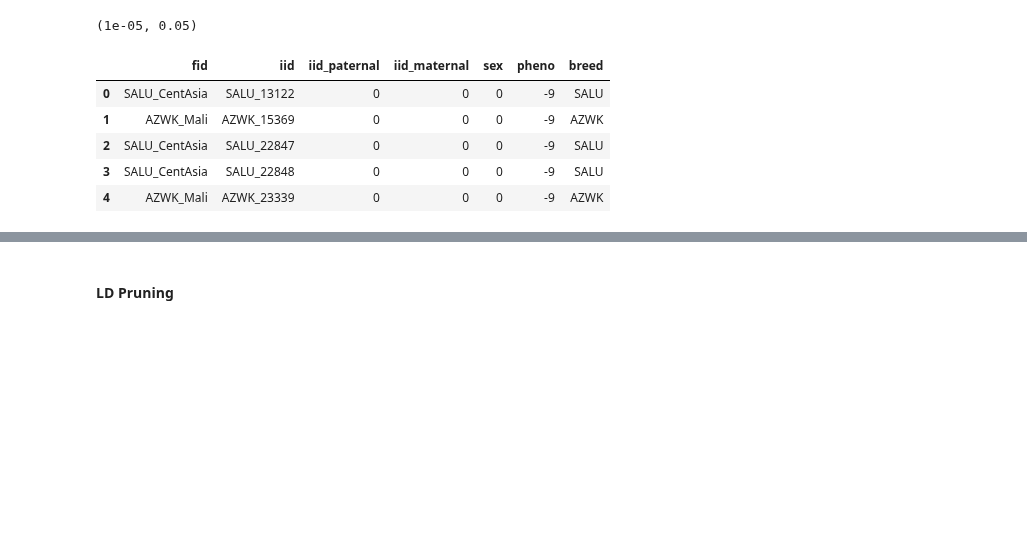
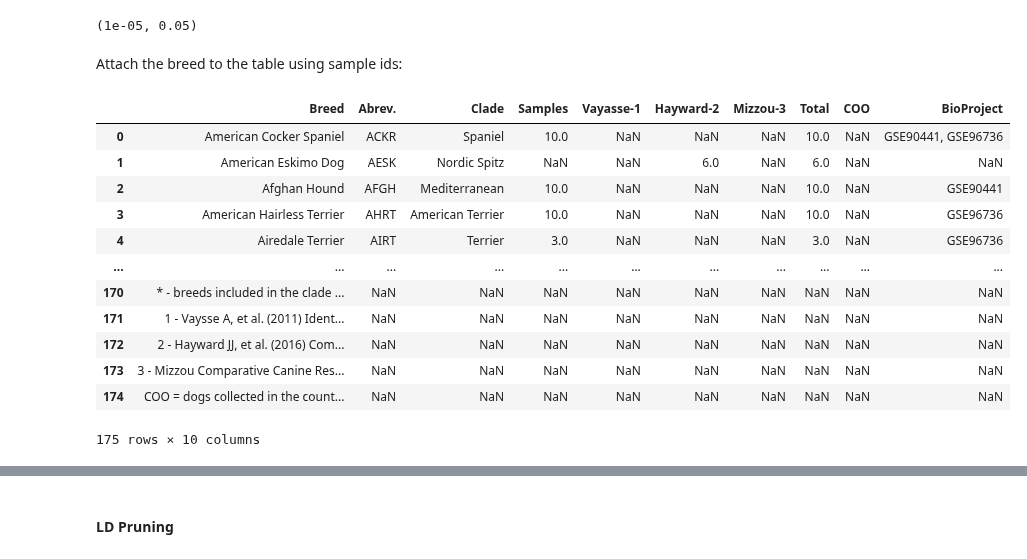
Before and after one commit to related-sciences/gwas-analysis, a Jupyter notebook: notebooks/organism/canine/cg-hail-02.ipynb, the cells around one changed output, grey strips where cells are left out. Saved outputs shown, nothing was run; the diff lists cells and outputs as text; code cells hidden in the pictures; blank space fills up the shorter version.

```diff
--- a/notebooks/organism/canine/cg-hail-02.ipynb
+++ b/notebooks/organism/canine/cg-hail-02.ipynb
@@ -120,15 +127,23 @@ threshold_hwep, threshold_maf = 10e-6, .05
 threshold_hwep, threshold_maf
 # %% [output]
 (1e-05, 0.05)
+# %% [markdown]
+Attach the breed to the table using sample ids:
 # %%
 mt = hl.read_matrix_table(osp.join(temp_dir, 'mt_ref_qc_1.mt'))
-# %%
-df = get_fam(ORGANISM_CANINE_REF_DIR, PLINK_FILE_REF).assign(breed=get_breed)
-df.head()
-# %% [output]
-|  | fid | iid | iid_paternal | iid_maternal | sex | pheno | breed |
-| 0 | SALU_CentAsia | SALU_13122 | 0 | 0 | 0 | -9 | SALU |
-| 1 | AZWK_Mali | AZWK_15369 | 0 | 0 | 0 | -9 | AZWK |
-| 2 | SALU_CentAsia | SALU_22847 | 0 | 0 | 0 | -9 | SALU |
-| 3 | SALU_CentAsia | SALU_22848 | 0 | 0 | 0 | -9 | SALU |
-| 4 | AZWK_Mali | AZWK_23339 | 0 | 0 | 0 | -9 | AZWK |
+# %%
+pd.read_excel(osp.join(ORGANISM_CANINE_REF_DIR, '1-s2.0-S2211124717304564-mmc2.xlsx'), sheet_name=0)
+# %% [output]
+|  | Breed | Abrev. | Clade | Samples | Vayasse-1 | Hayward-2 | Mizzou-3 | Total | COO | BioProject |
+| 0 | American Cocker Spaniel | ACKR | Spaniel | 10.0 | NaN | NaN | NaN | 10.0 | NaN | GSE90441, GSE96736 |
+| 1 | American Eskimo Dog | AESK | Nordic Spitz | NaN | NaN | 6.0 | NaN | 6.0 | NaN | NaN |
+| 2 | Afghan Hound | AFGH | Mediterranean | 10.0 | NaN | NaN | NaN | 10.0 | NaN | GSE90441 |
+| 3 | American Hairless Terrier | AHRT | American Terrier | 10.0 | NaN | NaN | NaN | 10.0 | NaN | GSE96736 |
+| 4 | Airedale Terrier | AIRT | Terrier | 3.0 | NaN | NaN | NaN | 3.0 | NaN | GSE96736 |
+| ... | ... | ... | ... | ... | ... | ... | ... | ... | ... | ... |
+| 170 | * - breeds included in the clade ... | NaN | NaN | NaN | NaN | NaN | NaN | NaN | NaN | NaN |
+| 171 | 1 - Vaysse A, et al. (2011) Ident... | NaN | NaN | NaN | NaN | NaN | NaN | NaN | NaN | NaN |
+| 172 | 2 - Hayward JJ, et al. (2016) Com... | NaN | NaN | NaN | NaN | NaN | NaN | NaN | NaN | NaN |
+| 173 | 3 - Mizzou Comparative Canine Res... | NaN | NaN | NaN | NaN | NaN | NaN | NaN | NaN | NaN |
+| 174 | COO = dogs collected in the count... | NaN | NaN | NaN | NaN | NaN | NaN | NaN | NaN | NaN |
+175 rows × 10 columns
```
Also changed, not shown: parts of 29 cells of this notebook, 3 other files.
